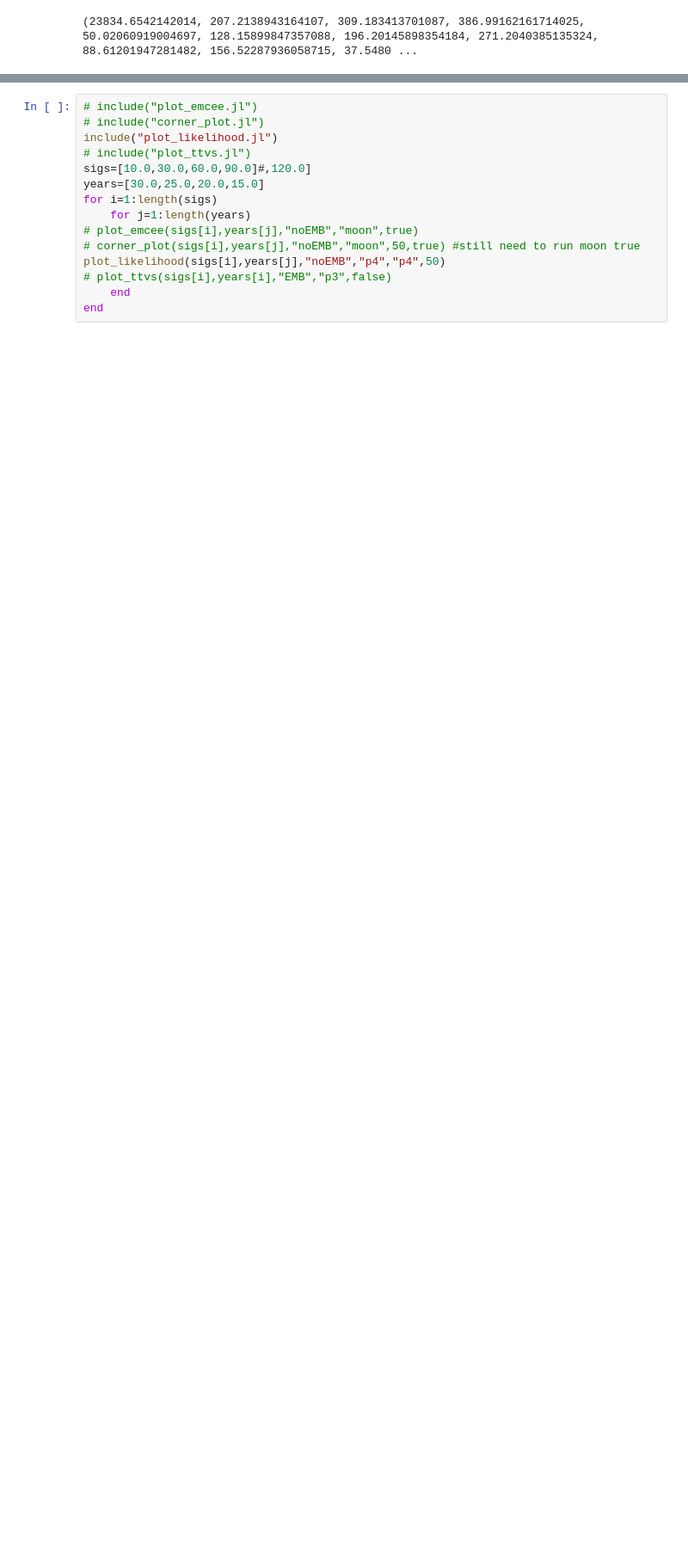
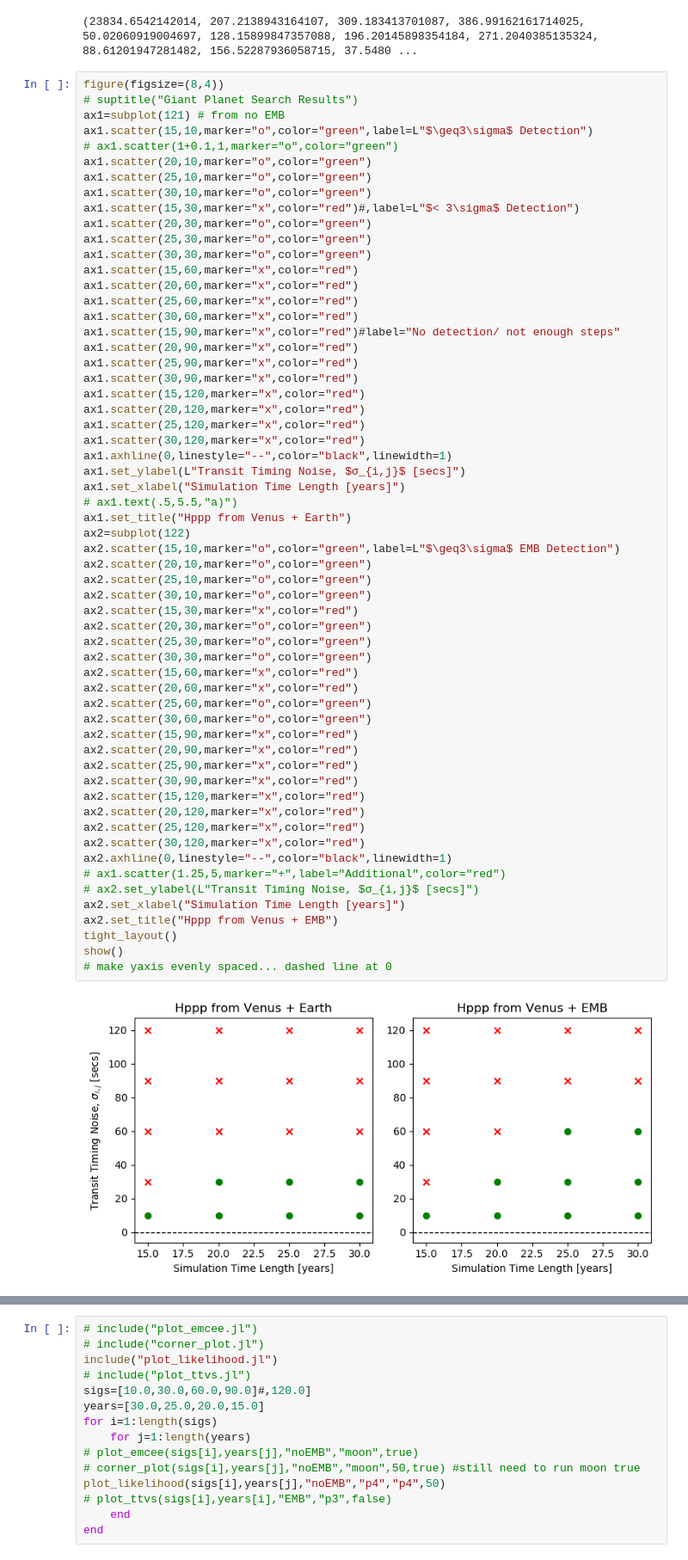
Before and after one commit to bmlindor/ttv_ss, a Jupyter notebook: runs.ipynb, the cells around one changed output, grey strips where cells are left out. Shown at 86% size. Drawn from its saved outputs; the diff is of its cells as text; blank space fills up the shorter version.

```diff
--- a/runs.ipynb
+++ b/runs.ipynb
@@ -540,3 +333,64 @@ PyObject Text(0.5, 29.299999999999997, '$\\sigma_{i,j}$ (seconds)')
 (2.3131292222282607 , 0.061604517570503795)#90,30
 # %% [output]
 (23834.6542142014, 207.2138943164107, 309.183413701087, 386.99162161714025, 50.02060919004697, 128.15899847357088, 196.20145898354184, 271.2040385135324, 88.61201947281482, 156.52287936058715, 37.5480 ...
+# %%
+figure(figsize=(8,4))
+# suptitle("Giant Planet Search Results")
+ax1=subplot(121) # from no EMB
+ax1.scatter(15,10,marker="o",color="green",label=L"$\geq3\sigma$ Detection")
+# ax1.scatter(1+0.1,1,marker="o",color="green")
+ax1.scatter(20,10,marker="o",color="green")
+ax1.scatter(25,10,marker="o",color="green")
+ax1.scatter(30,10,marker="o",color="green")
+ax1.scatter(15,30,marker="x",color="red")#,label=L"$< 3\sigma$ Detection")
+ax1.scatter(20,30,marker="o",color="green")
+ax1.scatter(25,30,marker="o",color="green")
+ax1.scatter(30,30,marker="o",color="green")
+ax1.scatter(15,60,marker="x",color="red")
+ax1.scatter(20,60,marker="x",color="red")
+ax1.scatter(25,60,marker="x",color="red")
+ax1.scatter(30,60,marker="x",color="red")
+ax1.scatter(15,90,marker="x",color="red")#label="No detection/ not enough steps"
+ax1.scatter(20,90,marker="x",color="red")
+ax1.scatter(25,90,marker="x",color="red")
+ax1.scatter(30,90,marker="x",color="red")
+ax1.scatter(15,120,marker="x",color="red")
+ax1.scatter(20,120,marker="x",color="red")
+ax1.scatter(25,120,marker="x",color="red")
+ax1.scatter(30,120,marker="x",color="red")
+ax1.axhline(0,linestyle="--",color="black",linewidth=1)
+ax1.set_ylabel(L"Transit Timing Noise, $σ_{i,j}$ [secs]")
+ax1.set_xlabel("Simulation Time Length [years]")
+# ax1.text(.5,5.5,"a)")
+ax1.set_title("Hppp from Venus + Earth")
+ax2=subplot(122)
+ax2.scatter(15,10,marker="o",color="green",label=L"$\geq3\sigma$ EMB Detection")
+ax2.scatter(20,10,marker="o",color="green")
+ax2.scatter(25,10,marker="o",color="green")
+ax2.scatter(30,10,marker="o",color="green")
+ax2.scatter(15,30,marker="x",color="red")
+ax2.scatter(20,30,marker="o",color="green")
+ax2.scatter(25,30,marker="o",color="green")
+ax2.scatter(30,30,marker="o",color="green")
+ax2.scatter(15,60,marker="x",color="red")
+ax2.scatter(20,60,marker="x",color="red")
+ax2.scatter(25,60,marker="o",color="green")
+ax2.scatter(30,60,marker="o",color="green")
+ax2.scatter(15,90,marker="x",color="red")
+ax2.scatter(20,90,marker="x",color="red")
+ax2.scatter(25,90,marker="x",color="red")
+ax2.scatter(30,90,marker="x",color="red")
+ax2.scatter(15,120,marker="x",color="red")
+ax2.scatter(20,120,marker="x",color="red")
+ax2.scatter(25,120,marker="x",color="red")
+ax2.scatter(30,120,marker="x",color="red")
+ax2.axhline(0,linestyle="--",color="black",linewidth=1)
+# ax1.scatter(1.25,5,marker="+",label="Additional",color="red")
+# ax2.set_ylabel(L"Transit Timing Noise, $σ_{i,j}$ [secs]")
+ax2.set_xlabel("Simulation Time Length [years]")
+ax2.set_title("Hppp from Venus + EMB")
+tight_layout()
+show()
+# make yaxis evenly spaced... dashed line at 0
+# %% [output]
+[figure, added]
```
Also changed, not shown: parts of 14 cells of this notebook, 3 other files.
